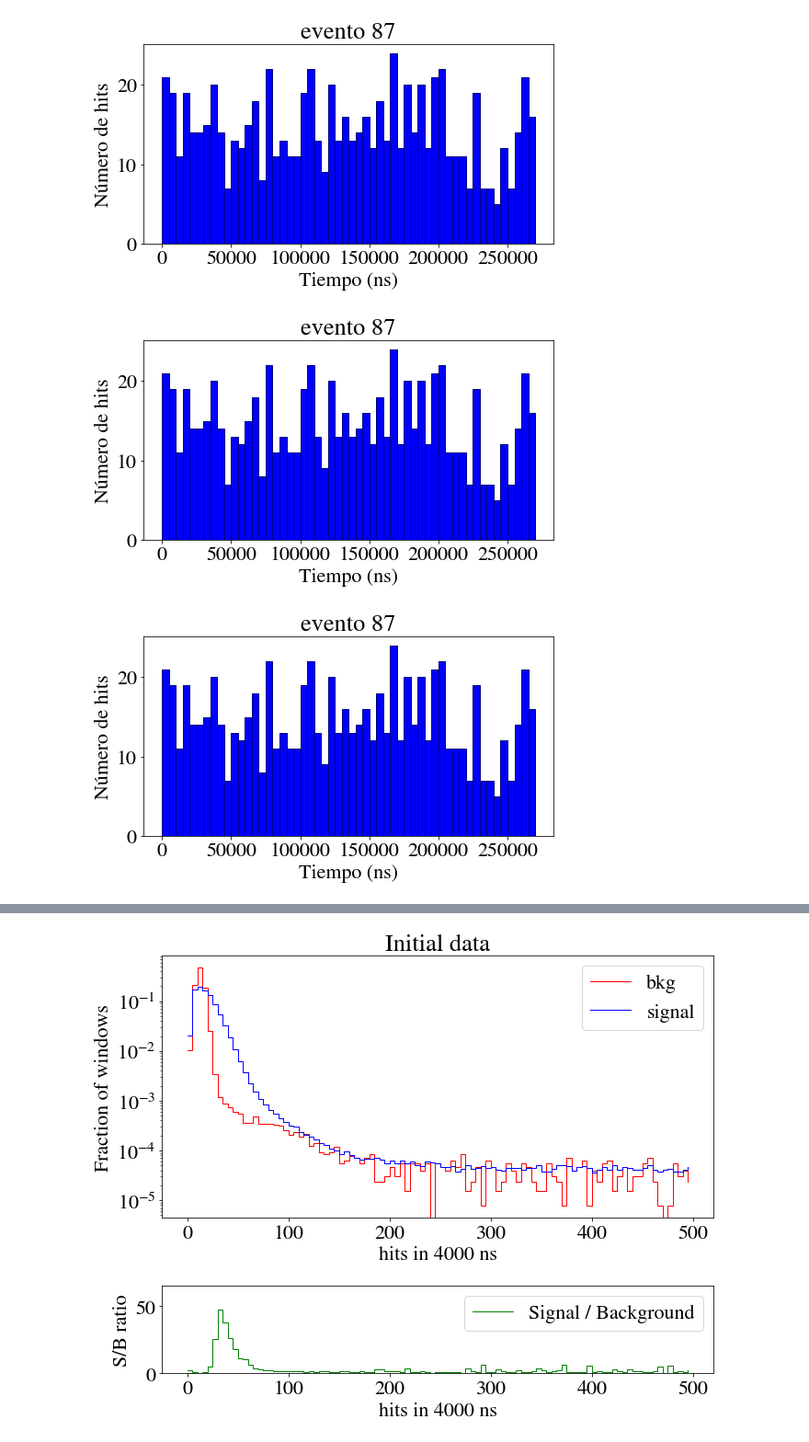
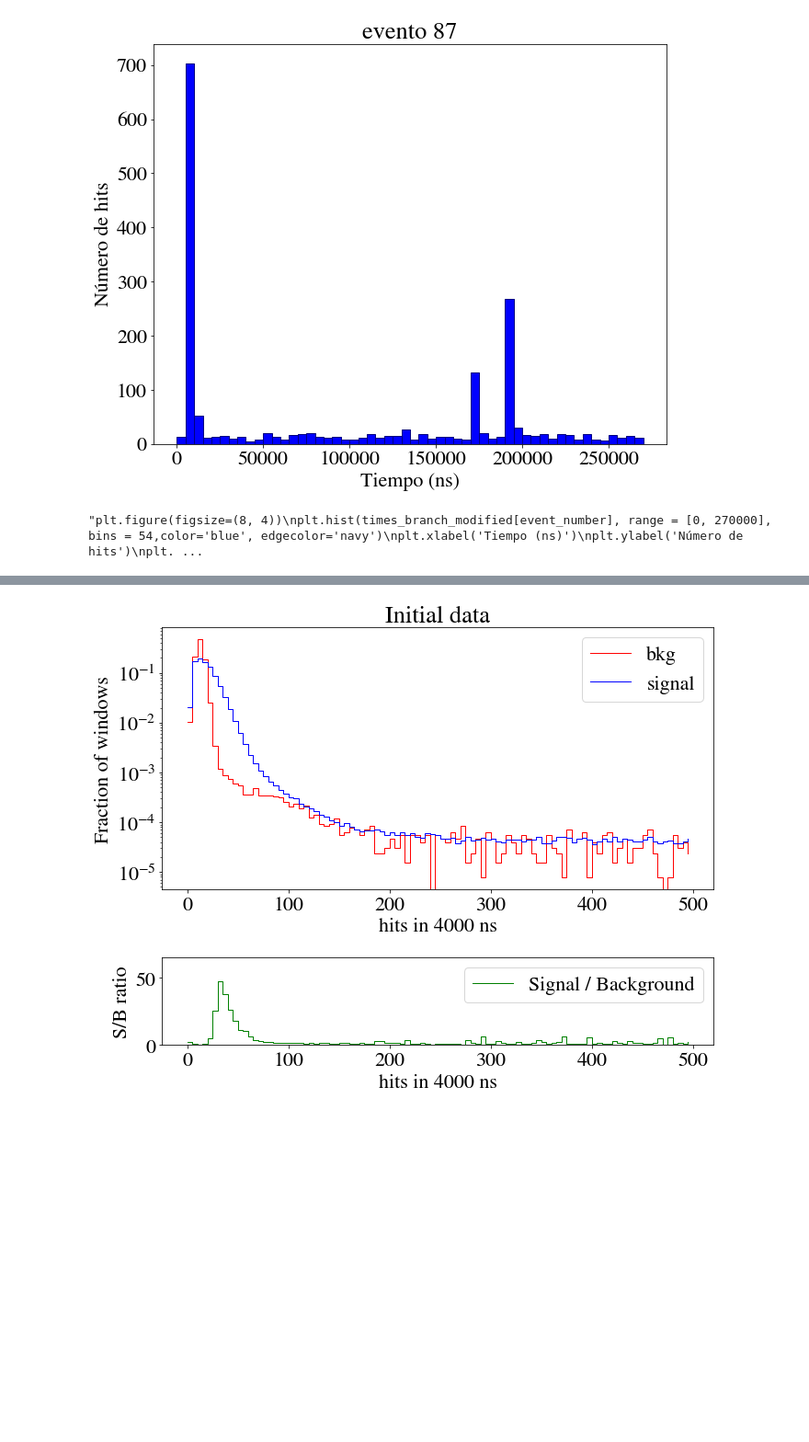
Before and after one commit to halmamol/WCTECoincidence_Analysis, a Jupyter notebook: nHits_count/jupyter_notebooks/spillsDelete.ipynb, the cells around one changed output, grey strips where cells are left out. Shown at 92% size. Saved outputs shown, nothing was run; the diff lists cells and outputs as text; code cells hidden in the pictures; blank space fills up the shorter version.

```diff
--- a/nHits_count/jupyter_notebooks/spillsDelete.ipynb
+++ b/nHits_count/jupyter_notebooks/spillsDelete.ipynb
@@ -18,7 +18,7 @@ rcParams['font.family'] = 'STIXGeneral'
 rcParams['figure.figsize'] = [10, 8]
 rcParams['font.size'] = 22
 # %%
-root_file_path = "/data/cgarcia_2002/WCTE/data/2384_calib_time/WCTE_offline_R2384S0P1.root" #bkg
+root_file_path = "/data/cgarcia_2002/WCTE/data/2384_calib_time/WCTE_offline_R2384S0P0.root" #bkg
 
 # Open the ROOT file and get the TTree
 file = uproot.open(root_file_path)
@@ -91,37 +75,30 @@ charge_branch_filtered_sig = functions_spills.delete_indices_list(charge_branch_
-# %%
-#times_branch_modified_chargesTT, charge_branch_modified_chargesTT, threshold_charges, deleted_indices = functions_spills.repeat_spills_Charge(event_number_branch, times_branch_modified, charge_branch_filtered, 50, 5000, threshold = 5000)
-#times_branch_modified_chargesTT_sig, charge_branch_modified_chargesTT_sig, threshold_charges_sig, deleted_indices_sig = functions_spills.repeat_spills_Charge(event_number_branch_sig, times_branch_modified_sig, charge_branch_filtered_sig, 50, 5000, threshold = 5000)
-
-times_branch_modified_chargesTT, charge_branch_modified_chargesTT = times_branch_modified, charge_branch_filtered
-times_branch_modified_chargesTT_sig, charge_branch_modified_chargesTT_sig = times_branch_modified_sig, charge_branch_filtered_sig
 # %%
 event_number = 87
 
-plt.figure(figsize=(8, 4))
+plt.figure()
 plt.hist(times_branch_sorted_TOF[event_number], range = [0, 270000], bins = 54,color='blue', edgecolor='navy')
 plt.xlabel('Tiempo (ns)')
 plt.ylabel('Número de hits')
 plt.title(f'evento {event_number}')
 plt.show()
 
 
-plt.figure(figsize=(8, 4))
+"""plt.figure(figsize=(8, 4))
 plt.hist(times_branch_modified[event_number], range = [0, 270000], bins = 54,color='blue', edgecolor='navy')
 plt.xlabel('Tiempo (ns)')
 plt.ylabel('Número de hits')
 plt.title(f'evento {event_number}')
 plt.show()
 
 plt.figure(figsize=(8, 4))
 plt.hist(times_branch_modified_chargesTT[event_number], range = [0, 270000], bins = 54,color='blue', edgecolor='navy')
 plt.xlabel('Tiempo (ns)')
 plt.ylabel('Número de hits')
 plt.title(f'evento {event_number}')
-plt.show()
+plt.show()"""
 # %% [output]
-[figure, old version]
+[figure, new version]
-[figure, removed]
-[figure, removed]
+"plt.figure(figsize=(8, 4))\nplt.hist(times_branch_modified[event_number], range = [0, 270000], bins = 54,color='blue', edgecolor='navy')\nplt.xlabel('Tiempo (ns)')\nplt.ylabel('Número de hits')\nplt. ...
 # %%
 nDetections_event_in = []
 nDetections_event_fin = []
```
Also changed, not shown: parts of 9 cells of this notebook, 8 other files.
